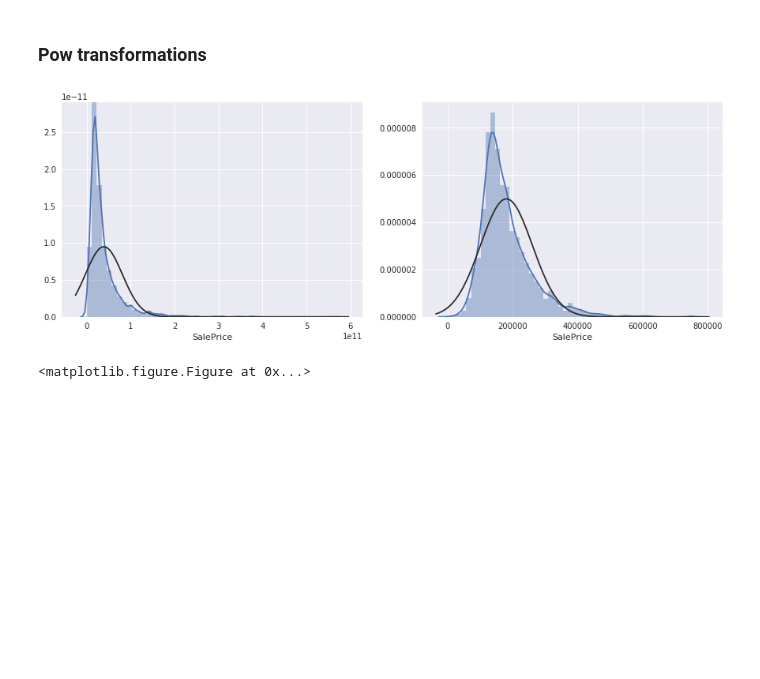
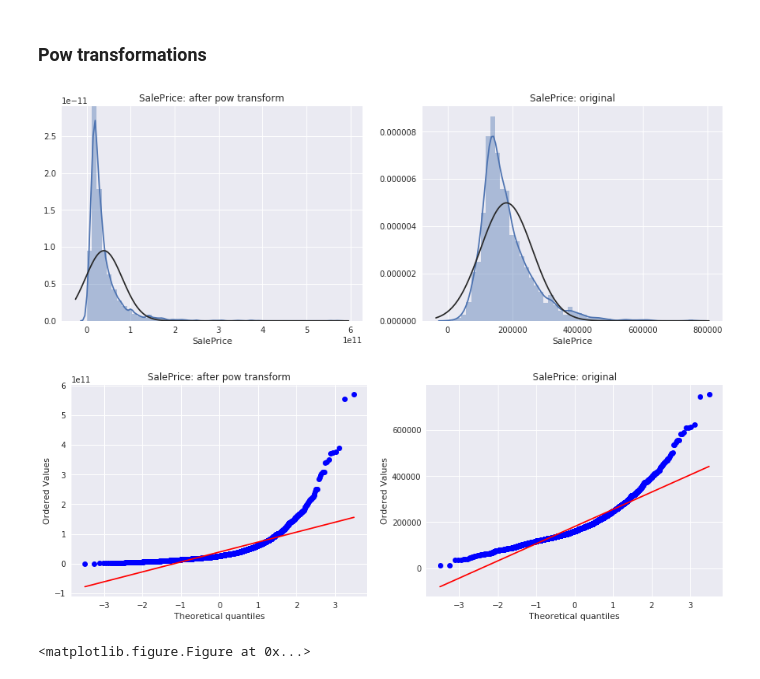
Before and after one commit to spiashko-house-prices/house-prices-notebook, a Jupyter notebook: notebook/data_analise.ipynb, the cells around one changed output. Saved outputs shown, nothing was run; the diff lists cells and outputs as text; code cells hidden in the pictures; blank space fills up the shorter version.

```diff
--- a/notebook/data_analise.ipynb
+++ b/notebook/data_analise.ipynb
@@ -388,10 +388,14 @@ sns.set(rc={'figure.figsize':(15,5)})
 fig, ax = plt.subplots(1,2)
 sns.distplot(logarifm_frame['SalePrice'], fit=norm, ax=ax[0])
 sns.distplot(full_frame['SalePrice'], fit=norm, ax=ax[1])
+ax[0].set_title("SalePrice: after logarithm transform")
+ax[1].set_title("SalePrice: original")
 fig.show()
 
 fig, ax = plt.subplots(1,2)
 stats.probplot(logarifm_frame['SalePrice'], plot=ax[0])
 stats.probplot(full_frame['SalePrice'], plot=ax[1])
+ax[0].set_title("SalePrice: after logarithm transform")
+ax[1].set_title("SalePrice: original")
 fig.show()
 # %% [output]
@@ -429,12 +433,22 @@ for feature in logarifm_frame.columns:
 # %%
 #histogram
 sns.set(rc={'figure.figsize':(15,5)})
 fig, ax =plt.subplots(1,2)
 sns.distplot(pow_frame['SalePrice'], fit=norm, ax=ax[0])
 sns.distplot(full_frame['SalePrice'], fit=norm, ax=ax[1])
+ax[0].set_title("SalePrice: after pow transform")
+ax[1].set_title("SalePrice: original")
 fig.show()
+
+fig, ax = plt.subplots(1,2)
+stats.probplot(pow_frame['SalePrice'], plot=ax[0])
+stats.probplot(full_frame['SalePrice'], plot=ax[1])
+ax[0].set_title("SalePrice: after pow transform")
+ax[1].set_title("SalePrice: original")
+fig.show()
 # %% [output]
-[figure, old version]
+[figure, new version]
+[figure, added]
 # %%
 for feature in features:
     plt.figure()
```
Also changed, not shown: parts of 5 cells of this notebook.
